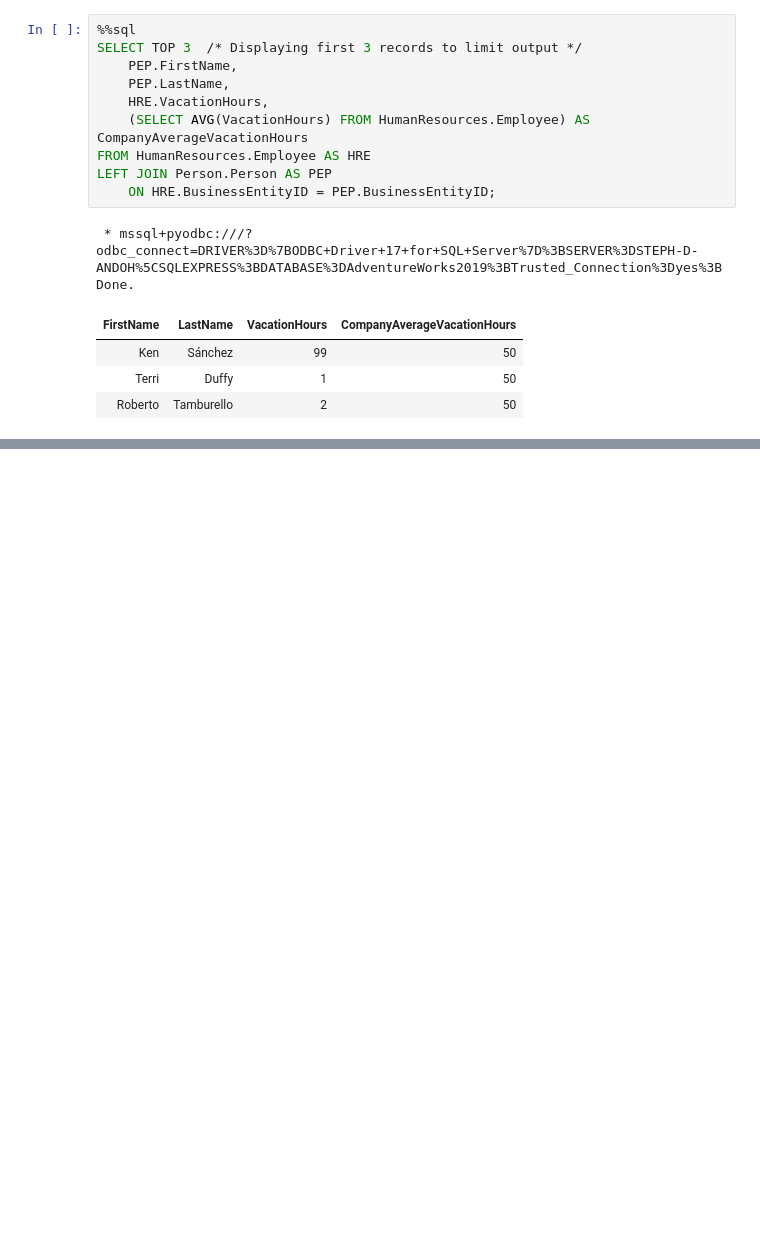
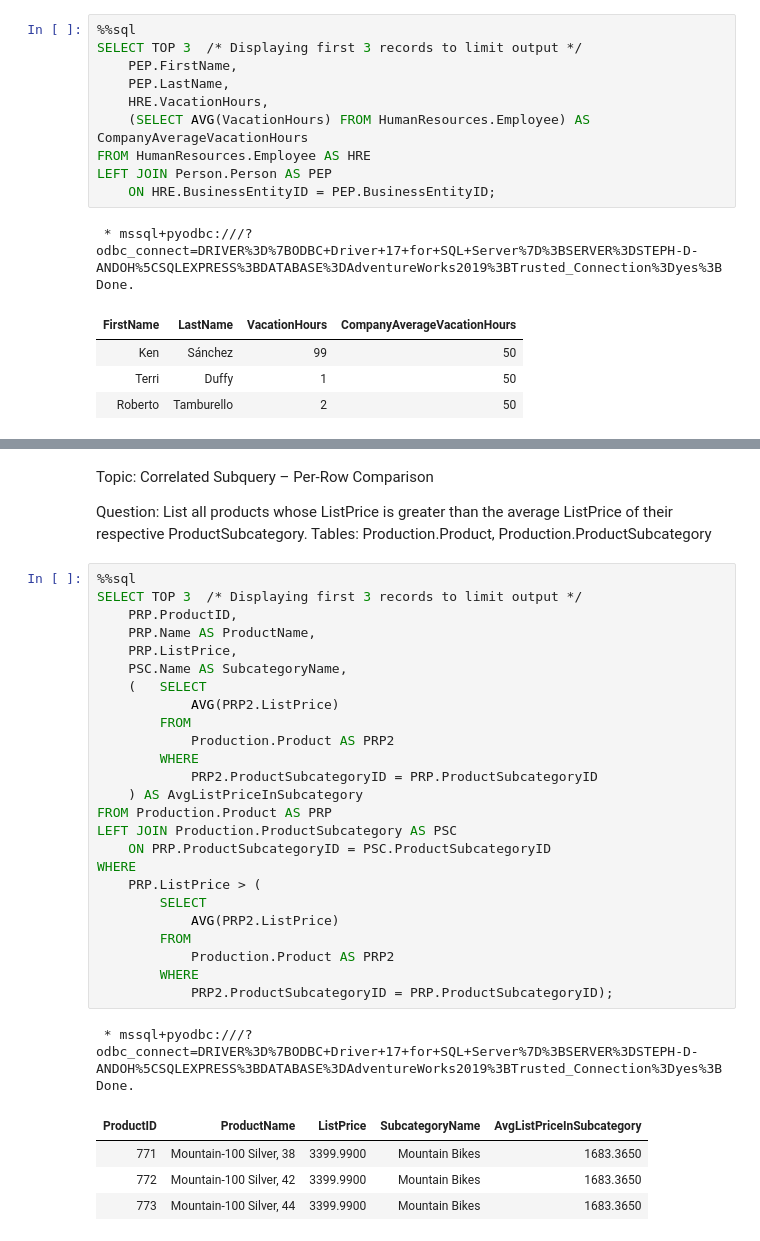
Before and after one commit to stephandoh/adventureworks2019-sql-tutorials, a Jupyter notebook: Subqueries.ipynb, the cells around one changed output, grey strips where cells are left out. Drawn from its saved outputs; the diff is of its cells as text; blank space fills up the shorter version.

```diff
--- a/Subqueries.ipynb
+++ b/Subqueries.ipynb
@@ -47,0 +136,38 @@ Done.
+# %% [markdown]
+Topic: Correlated Subquery – Per-Row Comparison
+
+Question:
+List all products whose ListPrice is greater than the average ListPrice of their respective ProductSubcategory.
+Tables: Production.Product, Production.ProductSubcategory
+# %%
+%%sql
+SELECT TOP 3  /* Displaying first 3 records to limit output */
+    PRP.ProductID,
+    PRP.Name AS ProductName,
+    PRP.ListPrice,
+    PSC.Name AS SubcategoryName,
+    (   SELECT
+            AVG(PRP2.ListPrice)
+        FROM
+            Production.Product AS PRP2
+        WHERE
+            PRP2.ProductSubcategoryID = PRP.ProductSubcategoryID
+    ) AS AvgListPriceInSubcategory
+FROM Production.Product AS PRP
+LEFT JOIN Production.ProductSubcategory AS PSC
+    ON PRP.ProductSubcategoryID = PSC.ProductSubcategoryID
+WHERE
+    PRP.ListPrice > (
+        SELECT
+            AVG(PRP2.ListPrice)
+        FROM
+            Production.Product AS PRP2
+        WHERE
+            PRP2.ProductSubcategoryID = PRP.ProductSubcategoryID);
+# %% [output]
+ * mssql+pyodbc:///?odbc_connect=DRIVER%3D%7BODBC+Driver+17+for+SQL+Server%7D%3BSERVER%3DSTEPH-D-ANDOH%5CSQLEXPRESS%3BDATABASE%3DAdventureWorks2019%3BTrusted_Connection%3Dyes%3B
+Done.
+| ProductID | ProductName | ListPrice | SubcategoryName | AvgListPriceInSubcategory |
+| 771 | Mountain-100 Silver, 38 | 3399.9900 | Mountain Bikes | 1683.3650 |
+| 772 | Mountain-100 Silver, 42 | 3399.9900 | Mountain Bikes | 1683.3650 |
+| 773 | Mountain-100 Silver, 44 | 3399.9900 | Mountain Bikes | 1683.3650 |
```
Also changed, not shown: parts of 13 cells of this notebook.
